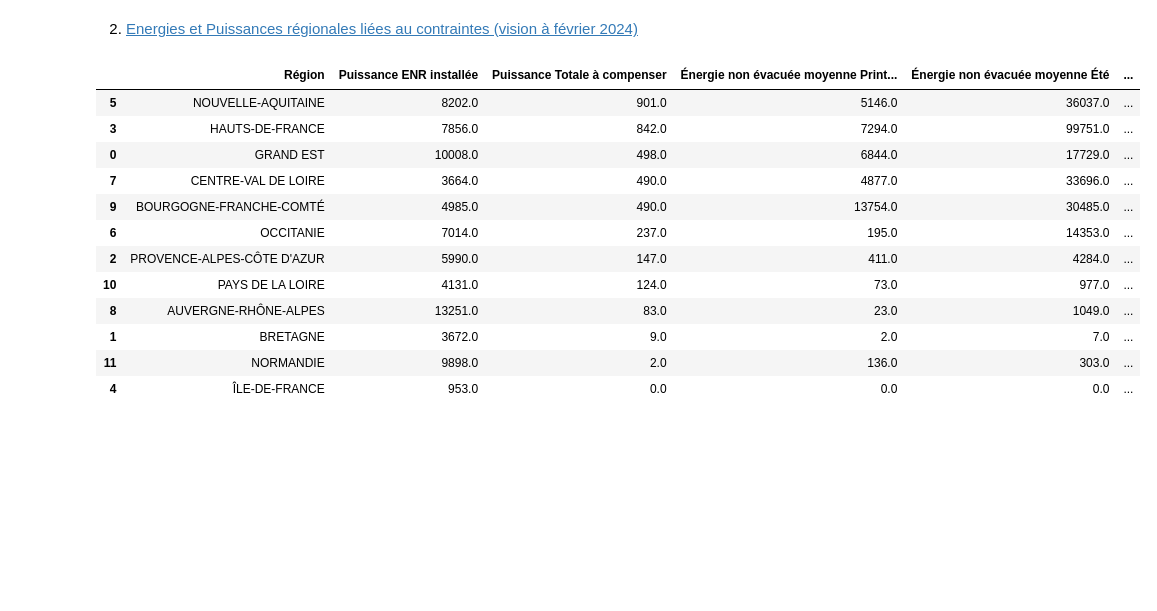
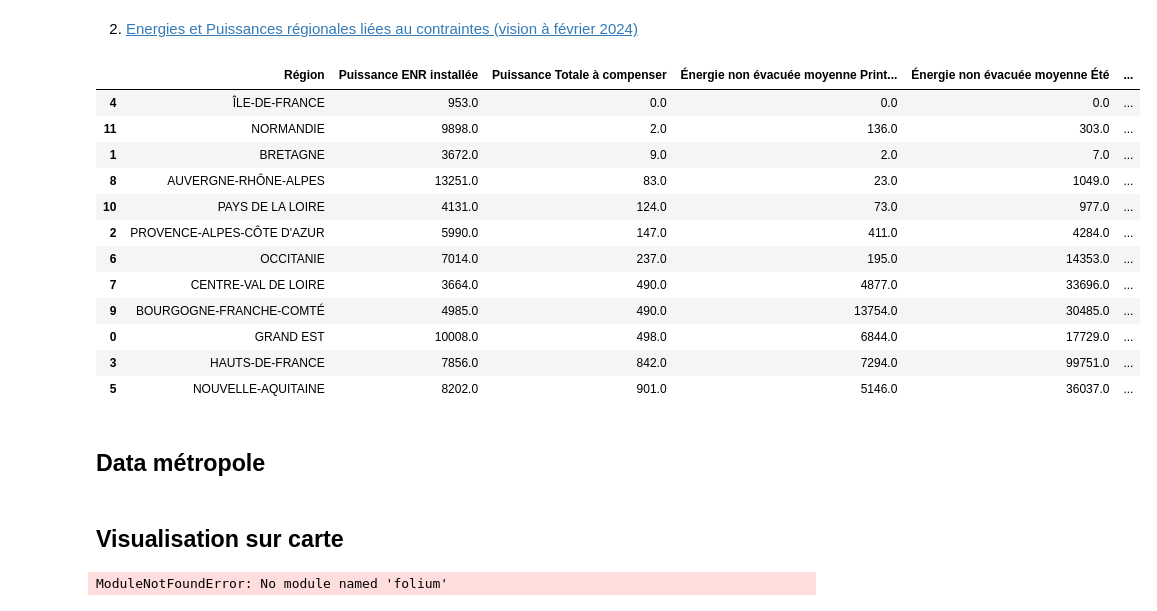
Before and after one commit to MattEclipse/congestion, a Jupyter notebook: notebooks/donnee_reseau.ipynb, the cells around one changed output. Saved outputs shown, nothing was run; the diff lists cells and outputs as text; code cells hidden in the pictures; blank space fills up the shorter version.

```diff
--- a/notebooks/donnee_reseau.ipynb
+++ b/notebooks/donnee_reseau.ipynb
@@ -85,18 +92,44 @@ df_contraintes_sites.head()
 # %%
 path = '/Users/matthiasmolenat/repos/congestion/data/energies-et-puissances-regionales-liees-au-contraintes.csv'
 df_contraintes_P = pd.read_csv(path,delimiter=';',index_col=False)
-df_contraintes_P.sort_values(by='Puissance Totale à compenser', ascending= False).head(12)
+df_contraintes_P.sort_values(by='Puissance Totale à compenser', ascending= True).head(12)
 # %% [output]
 |  | Région | Puissance ENR installée | Puissance Totale à compenser | Énergie non évacuée moyenne Print... | Énergie non évacuée moyenne Été | ... |
-| 5 | NOUVELLE-AQUITAINE | 8202.0 | 901.0 | 5146.0 | 36037.0 | ... |
-| 3 | HAUTS-DE-FRANCE | 7856.0 | 842.0 | 7294.0 | 99751.0 | ... |
-| 0 | GRAND EST | 10008.0 | 498.0 | 6844.0 | 17729.0 | ... |
+| 4 | ÎLE-DE-FRANCE | 953.0 | 0.0 | 0.0 | 0.0 | ... |
+| 11 | NORMANDIE | 9898.0 | 2.0 | 136.0 | 303.0 | ... |
+| 1 | BRETAGNE | 3672.0 | 9.0 | 2.0 | 7.0 | ... |
+| 8 | AUVERGNE-RHÔNE-ALPES | 13251.0 | 83.0 | 23.0 | 1049.0 | ... |
+| 10 | PAYS DE LA LOIRE | 4131.0 | 124.0 | 73.0 | 977.0 | ... |
+| 2 | PROVENCE-ALPES-CÔTE D'AZUR | 5990.0 | 147.0 | 411.0 | 4284.0 | ... |
+| 6 | OCCITANIE | 7014.0 | 237.0 | 195.0 | 14353.0 | ... |
 | 7 | CENTRE-VAL DE LOIRE | 3664.0 | 490.0 | 4877.0 | 33696.0 | ... |
 | 9 | BOURGOGNE-FRANCHE-COMTÉ | 4985.0 | 490.0 | 13754.0 | 30485.0 | ... |
-| 6 | OCCITANIE | 7014.0 | 237.0 | 195.0 | 14353.0 | ... |
-| 2 | PROVENCE-ALPES-CÔTE D'AZUR | 5990.0 | 147.0 | 411.0 | 4284.0 | ... |
-| 10 | PAYS DE LA LOIRE | 4131.0 | 124.0 | 73.0 | 977.0 | ... |
-| 8 | AUVERGNE-RHÔNE-ALPES | 13251.0 | 83.0 | 23.0 | 1049.0 | ... |
-| 1 | BRETAGNE | 3672.0 | 9.0 | 2.0 | 7.0 | ... |
-| 11 | NORMANDIE | 9898.0 | 2.0 | 136.0 | 303.0 | ... |
-| 4 | ÎLE-DE-FRANCE | 953.0 | 0.0 | 0.0 | 0.0 | ... |
+| 0 | GRAND EST | 10008.0 | 498.0 | 6844.0 | 17729.0 | ... |
+| 3 | HAUTS-DE-FRANCE | 7856.0 | 842.0 | 7294.0 | 99751.0 | ... |
+| 5 | NOUVELLE-AQUITAINE | 8202.0 | 901.0 | 5146.0 | 36037.0 | ... |
+# %% [markdown]
+## Data métropole
+# %% [markdown]
+## Visualisation sur carte
+# %%
+import folium
+import pandas as pd
+
+# Create a DataFrame with your data
+df = pd.DataFrame({
+    'City': ['Buenos Aires', 'Brasilia', 'Santiago', 'Bogota', 'Caracas'],
+    'Latitude': [-34.58, -15.78, -33.45, 4.60, 10.48],
+    'Longitude': [-58.66, -47.91, -70.66, -74.08, -66.86]
+})
+
+# Create a map centered on the mean coordinates
+m = folium.Map(location=[df['Latitude'].mean(), df['Longitude'].mean()], zoom_start=4)
+
+# Add markers for each city
+for idx, row in df.iterrows():
+    folium.Marker([row['Latitude'], row['Longitude']], popup=row['City']).add_to(m)
+
+# Save the map
+m.save("south_america_cities.html")
+# %% [output]
+ModuleNotFoundError: No module named 'folium'
```
Also changed, not shown: parts of 4 cells of this notebook, 3 other files.
